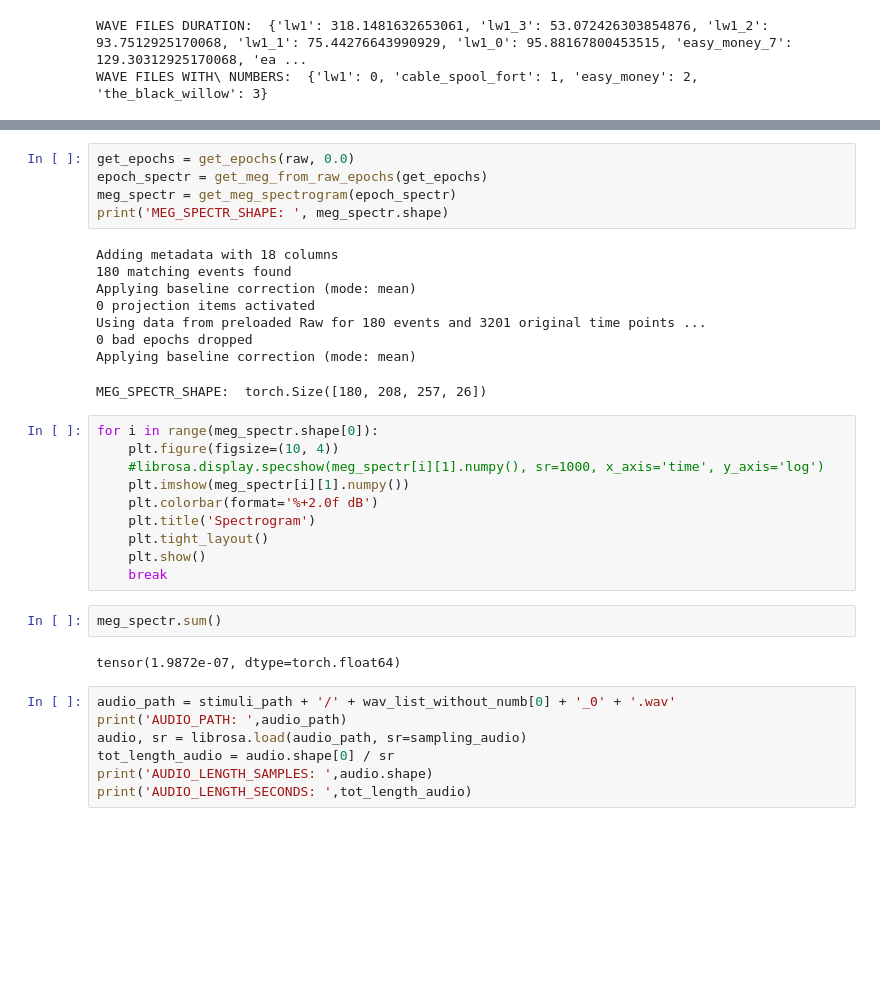
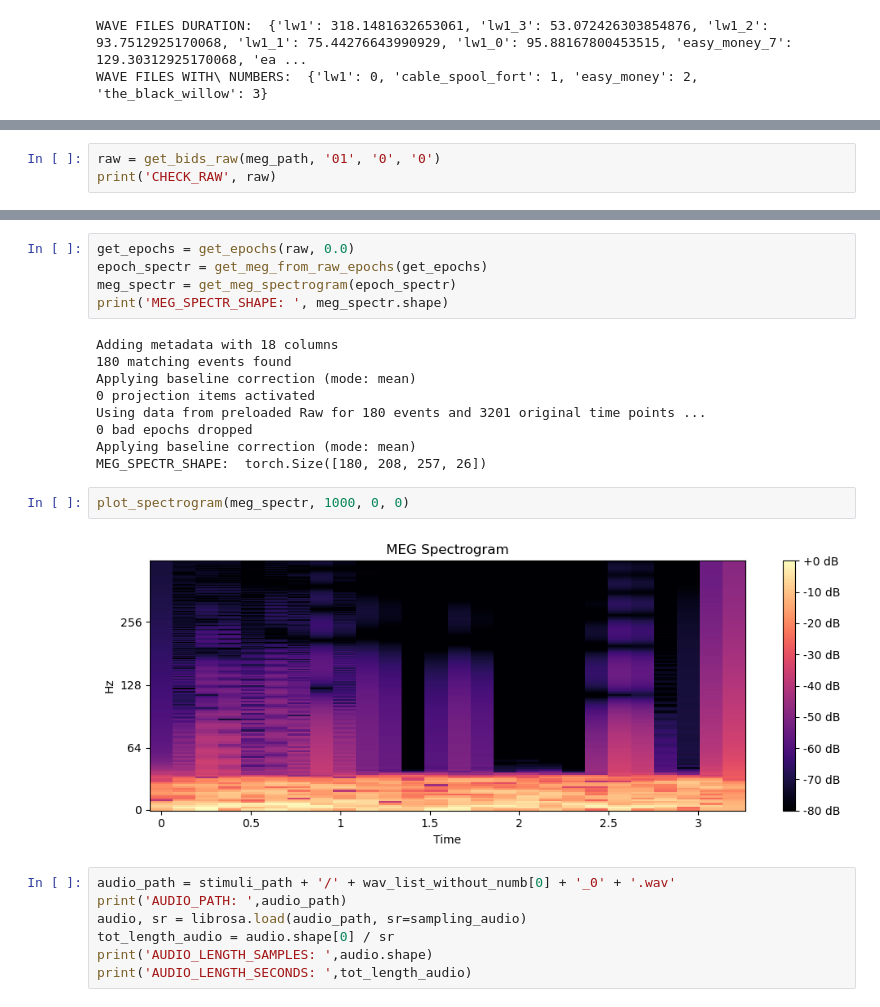
Before and after one commit to neoayanami/meg-encoding, a Jupyter notebook: run.ipynb, the cells around one changed output, grey strips where cells are left out. Cells and saved outputs as stored; diff of their text form; blank space fills up the shorter version.

Commit message:
plotting meg/speech

```diff
--- a/run.ipynb
+++ b/run.ipynb
@@ -90,0 +43,3 @@ RAW_SHAPE:  (208, 396000)
+# %%
+raw = get_bids_raw(meg_path, '01', '0', '0')
+print('CHECK_RAW', raw)
@@ -101,21 +82,11 @@ Applying baseline correction (mode: mean)
 Using data from preloaded Raw for 180 events and 3201 original time points ...
 0 bad epochs dropped
 Applying baseline correction (mode: mean)
+MEG_SPECTR_SHAPE:  torch.Size([180, 208, 257, 26])
-MEG_SPECTR_SHAPE:  torch.Size([180, 208, 257, 26])
-# %%
-for i in range(meg_spectr.shape[0]):
-    plt.figure(figsize=(10, 4))
-    #librosa.display.specshow(meg_spectr[i][1].numpy(), sr=1000, x_axis='time', y_axis='log')
-    plt.imshow(meg_spectr[i][1].numpy())
-    plt.colorbar(format='%+2.0f dB')
-    plt.title('Spectrogram')
-    plt.tight_layout()
-    plt.show()
-    break
-# %%
-meg_spectr.sum()
-# %% [output]
-tensor(1.9872e-07, dtype=torch.float64)
+# %%
+plot_spectrogram(meg_spectr, 1000, 0, 0)
+# %% [output]
+[figure, added]
 # %%
 audio_path = stimuli_path + '/' + wav_list_without_numb[0] + '_0' + '.wav'
 print('AUDIO_PATH: ',audio_path)
```
Also changed, not shown: parts of 4 cells of this notebook, 1 other file.
